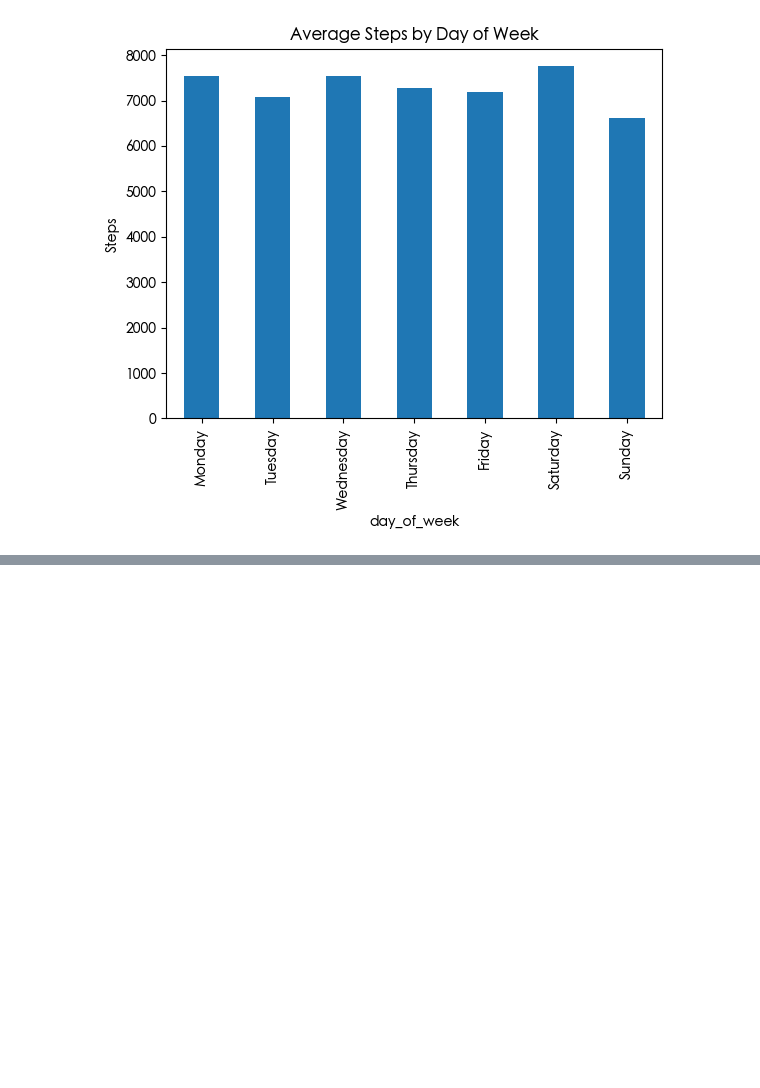
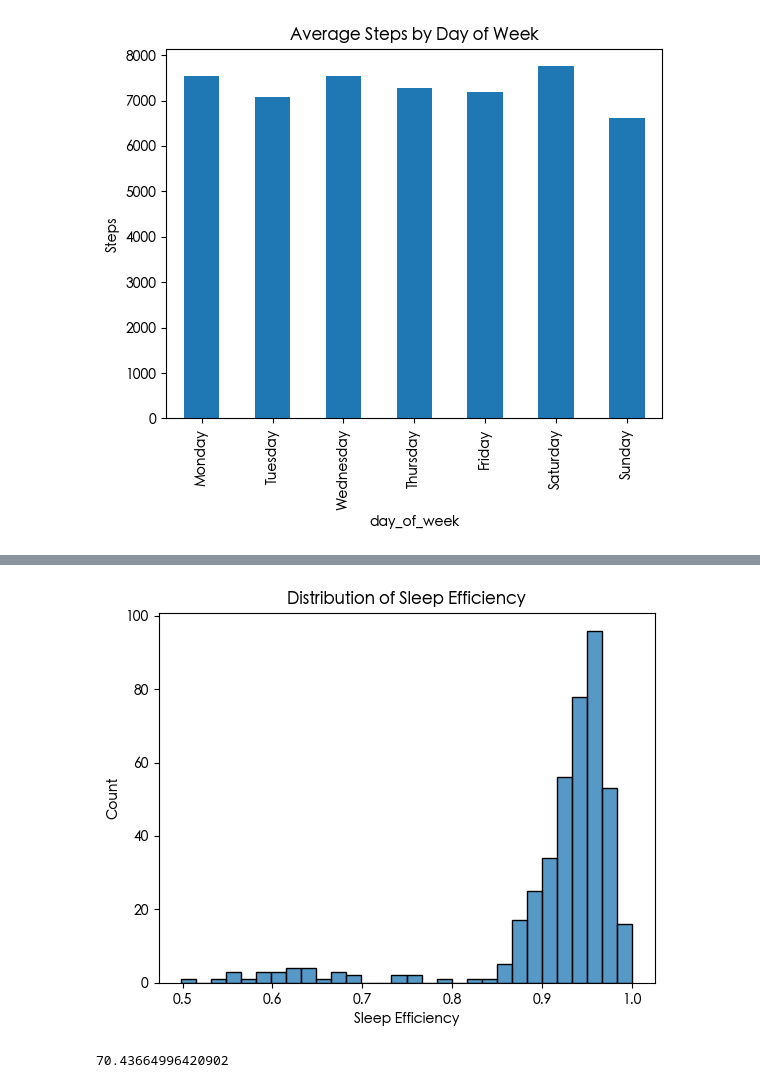
Before and after one commit to premsundar28/Bellabeat, a Jupyter notebook: code/EDA.ipynb, the cells around one changed output, grey strips where cells are left out. Cells and saved outputs as stored; diff of their text form; code cells hidden in the pictures; blank space fills up the shorter version.

```diff
--- a/code/EDA.ipynb
+++ b/code/EDA.ipynb
@@ -293,0 +383,3 @@ plt.show()
+# %%
+sleep_day = data['sleepDay']
+sleep_day.describe()
@@ -293,0 +438,31 @@ plt.show()
+# %%
+#Sleep Efficiency Calculation
+
+# Sleep efficiency = minutes asleep / time in bed
+sleep_day["sleep_efficiency"] = (
+    sleep_day["TotalMinutesAsleep"] / sleep_day["TotalTimeInBed"]
+)
+
+sleep_day["sleep_efficiency"].describe()
+
+sns.histplot(sleep_day["sleep_efficiency"], bins=30)
+plt.title("Distribution of Sleep Efficiency")
+plt.xlabel("Sleep Efficiency")
+plt.show()
+# %% [output]
+[figure, added]
+# %%
+#CRITICAL INSIGHT — Sleep Data Missingness
+# Total daily activity records
+total_activity_days = daily_activity.shape[0]
+
+# Total sleep records
+total_sleep_days = sleep_day.shape[0]
+
+missing_sleep_percentage = (
+    1 - (total_sleep_days / total_activity_days)
+) * 100
+
+missing_sleep_percentage
+# %% [output]
+70.43664996420902
```
Also changed, not shown: parts of 21 cells of this notebook.
